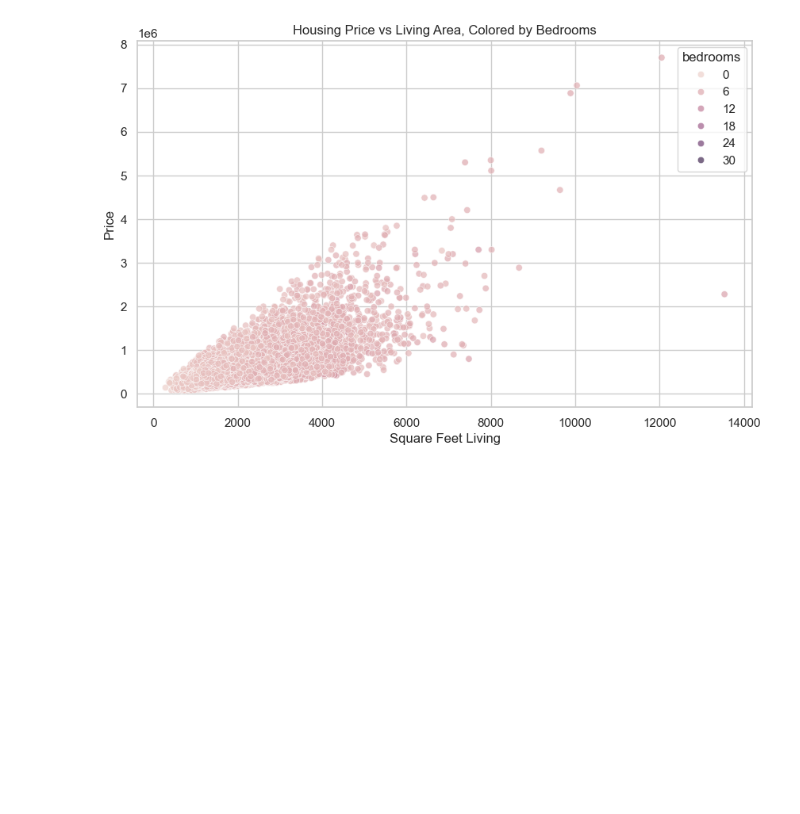
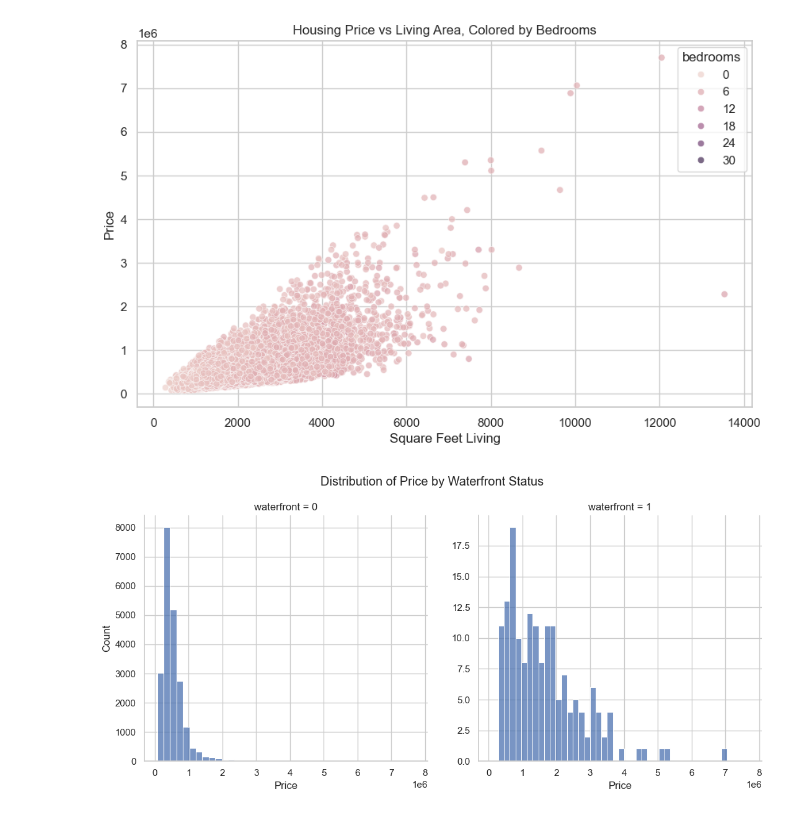
Before and after one commit to dbpatel20/HW5, a Jupyter notebook: HW5.ipynb, the cells around one changed output. Saved outputs shown, nothing was run; the diff lists cells and outputs as text; code cells hidden in the pictures; blank space fills up the shorter version.

Commit message:
Add faceted histograms

```diff
--- a/HW5.ipynb
+++ b/HW5.ipynb
@@ -58,3 +58,11 @@ plt.ylabel("Price")
 plt.show()
 # %% [output]
 [figure]
+# %%
+g = sns.FacetGrid(df, col="waterfront", height=5, aspect=1.1, sharex=True, sharey=False)
+g.map_dataframe(sns.histplot, x="price", bins=40)
+g.set_axis_labels("Price", "Count")
+g.fig.suptitle("Distribution of Price by Waterfront Status", y=1.05)
+plt.show()
+# %% [output]
+[figure, added]
```
Also changed, not shown: parts of 1 cell of this notebook.
